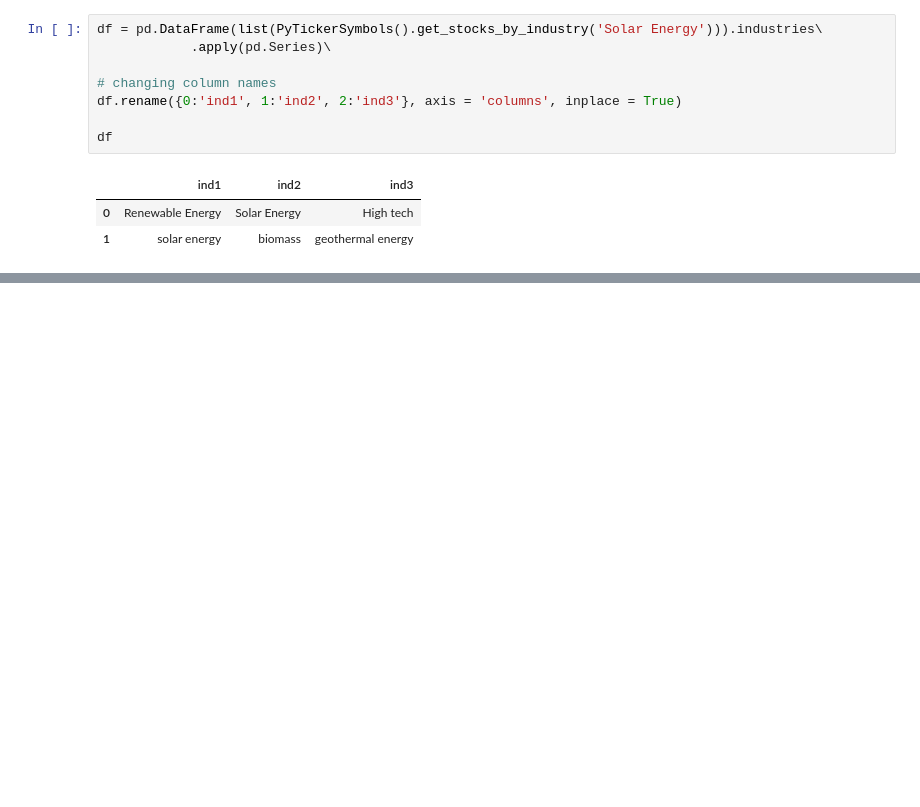
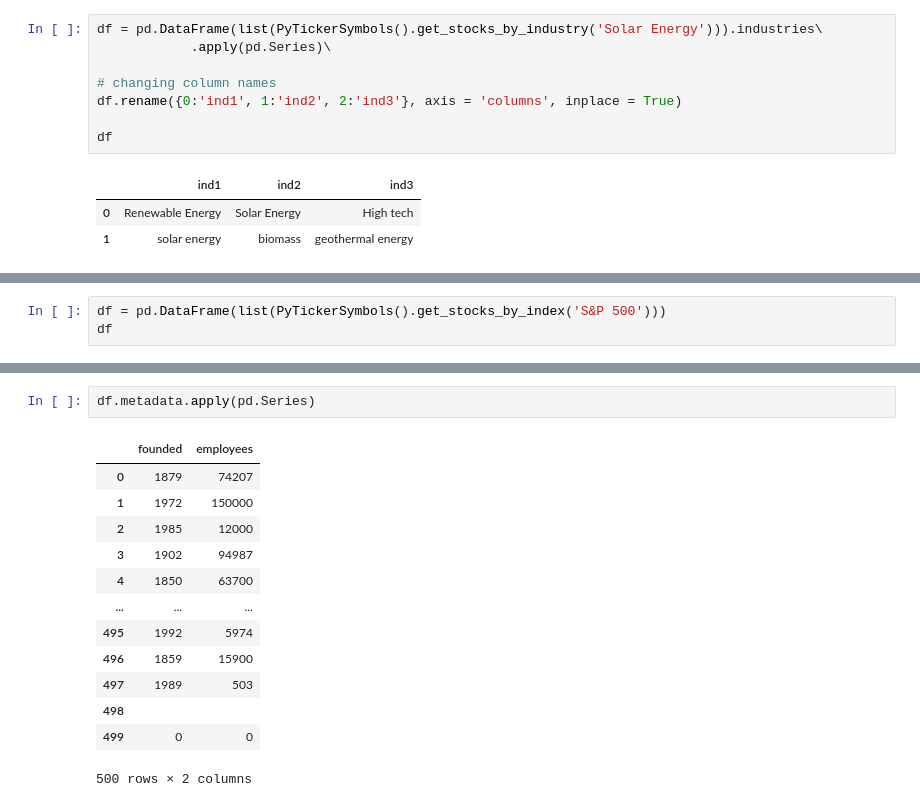
Before and after one commit to stephanie-jones78/learningStuff, a Jupyter notebook: yahooFinanceAPI.ipynb, the cells around one changed output, grey strips where cells are left out. Saved outputs shown, nothing was run; the diff lists cells and outputs as text; blank space fills up the shorter version.

Commit message:
parsing metadata into into separate series fields

```diff
--- a/yahooFinanceAPI.ipynb
+++ b/yahooFinanceAPI.ipynb
@@ -286,0 +331,3 @@ df
+# %%
+df = pd.DataFrame(list(PyTickerSymbols().get_stocks_by_index('S&P 500')))
+df
@@ -286,0 +369,16 @@ df
+# %%
+df.metadata.apply(pd.Series)
+# %% [output]
+|  | founded | employees |
+| 0 | 1879 | 74207 |
+| 1 | 1972 | 150000 |
+| 2 | 1985 | 12000 |
+| 3 | 1902 | 94987 |
+| 4 | 1850 | 63700 |
+| ... | ... | ... |
+| 495 | 1992 | 5974 |
+| 496 | 1859 | 15900 |
+| 497 | 1989 | 503 |
+| 498 |  |  |
+| 499 | 0 | 0 |
+500 rows × 2 columns
```
Also changed, not shown: parts of 8 cells of this notebook.
